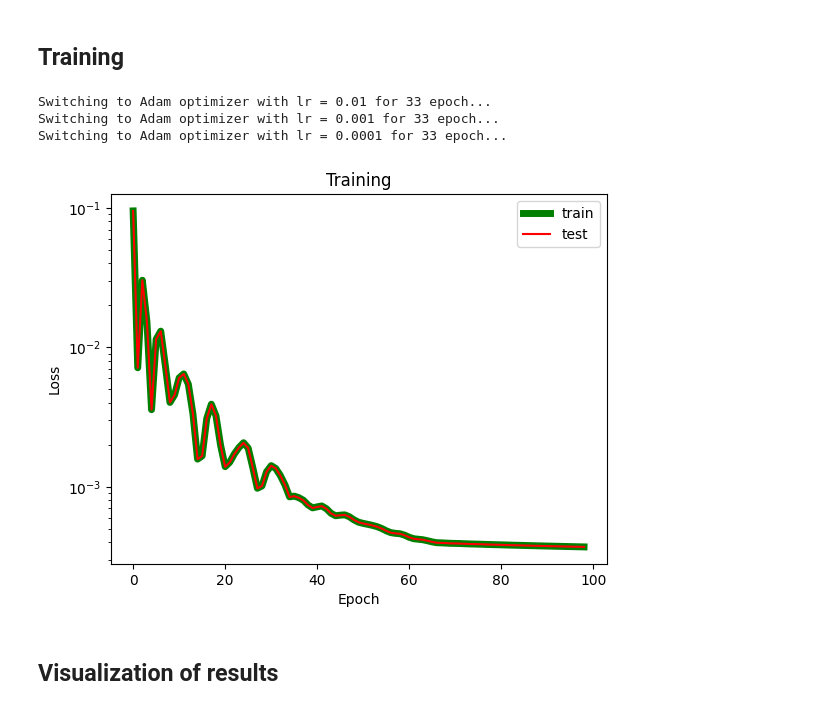
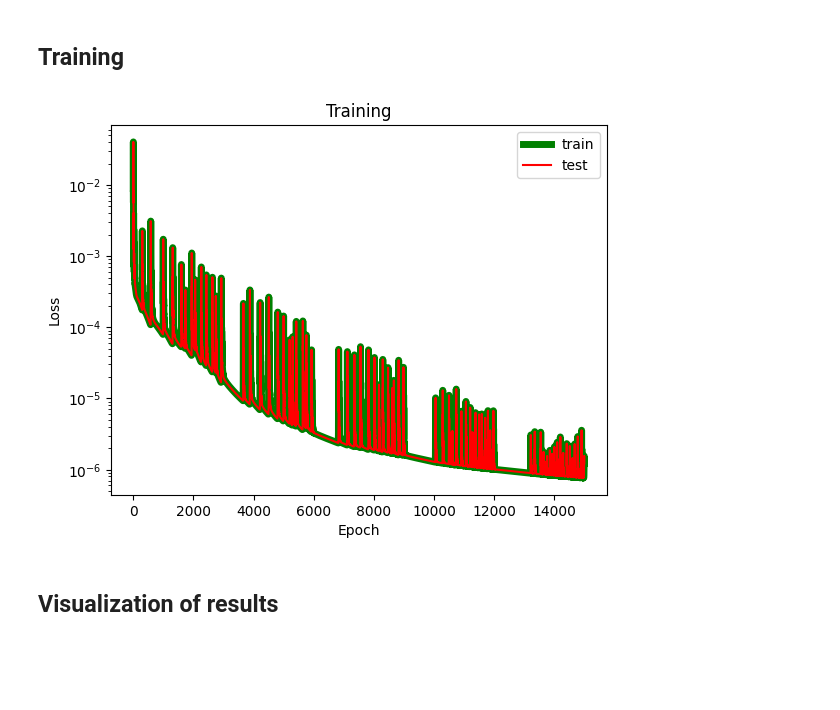
Before and after one commit to meyer-nils/numerical_examples, a Jupyter notebook: plate_hole_2d/ElliCHANGEDtorch.ipynb, the cells around one changed output. Saved outputs shown, nothing was run; the diff lists cells and outputs as text; code cells hidden in the pictures; blank space fills up the shorter version.

Commit message:
WIP scheduler with dynamic learning rate

```diff
--- a/plate_hole_2d/ElliCHANGEDtorch.ipynb
+++ b/plate_hole_2d/ElliCHANGEDtorch.ipynb
@@ -240,46 +216,74 @@ def compute_loss(net, x_collocation, y_collocation, r_collocation, x_top, y_top,
 # %% [markdown]
 ## Training
 # %%
+from torch.optim.lr_scheduler import LambdaLR, ExponentialLR, StepLR, ReduceLROnPlateau
+
 net = Net()
 train_data = []
 test_data = []
-epochs = 100
-iterations = 3
+epochs = 15000
+iterations = 5
 epochs_per_iter = int(epochs/iterations)
-LeRa = 0.1
+LeRa = 0.01
 
 
-for iteration in range(iterations):
-    LeRa = LeRa/(10**1)
-    print("Switching to Adam optimizer with lr =",LeRa,"for",epochs_per_iter,"epoch...")
-    optimizer = torch.optim.Adam(net.parameters(), LeRa)
-    for epoch in range(epochs_per_iter):
-        optimizer.zero_grad()
-        #old code
-        #loss_train = compute_loss(net, *train_plates_data.values(), rad_x)
-        #loss_test = compute_loss(net, *test_plates_data.values(), rad_x)
-        #new code
-        loss_train = compute_loss(net, *train_plates_data.values())
-        loss_test = compute_loss(net, *test_plates_data.values())
-        loss_train.backward(retain_graph=True)
-        optimizer.step()
-        with torch.autograd.no_grad():
-            train_data.append(float(loss_train.data))
-            test_data.append(float(loss_test.data))
+
+#""""
+optimizer = torch.optim.Adam(net.parameters(), LeRa)
+scheduler = StepLR(optimizer, step_size=epochs_per_iter, gamma=0.5)
+#scheduler = ExponentialLR(optimizer, gamma=0.9)
+
+
+for epoch in range(epochs):
+    optimizer.zero_grad()
+    #old code
+    #loss_train = compute_loss(net, *train_plates_data.values(), rad_x)
+    #loss_test = compute_loss(net, *test_plates_data.values(), rad_x)
+    #new code
+    loss_train = compute_loss(net, *train_plates_data.values())
+    loss_test = compute_loss(net, *test_plates_data.values())
+    loss_train.backward(retain_graph=True)
+    optimizer.step()
+    scheduler.step()
+    #print(scheduler.get_lr())
+    with torch.autograd.no_grad():
+        train_data.append(float(loss_train.data))
+        test_data.append(float(loss_test.data))
+#"""""
+
+
+
+
+
+# for iteration in range(iterations):
+#     LeRa = LeRa/(10**1)
+#     print("Switching to Adam optimizer with lr =",LeRa,"for",epochs_per_iter,"epoch...")
+#     optimizer = torch.optim.Adam(net.parameters(), LeRa)
+#     for epoch in range(epochs_per_iter):
+#         optimizer.zero_grad()
+#         #old code
+#         #loss_train = compute_loss(net, *train_plates_data.values(), rad_x)
+#         #loss_test = compute_loss(net, *test_plates_data.values(), rad_x)
+#         #new code
+#         loss_train = compute_loss(net, *train_plates_data.values())
+#         loss_test = compute_loss(net, *test_plates_data.values())
+#         loss_train.backward(retain_graph=True)
+#         optimizer.step()
+#         with torch.autograd.no_grad():
+#             train_data.append(float(loss_train.data))
+#             test_data.append(float(loss_test.data))
+
 
 plt.plot(train_data, c='g', label='train', linewidth=5.0)
 plt.plot(test_data, c='r', label='test')
 plt.yscale("log")
 plt.title("Training")
 plt.ylabel("Loss")
 plt.xlabel("Epoch")
 plt.legend()
 plt.show()
 # %% [output]
-Switching to Adam optimizer with lr = 0.01 for 33 epoch...
-Switching to Adam optimizer with lr = 0.001 for 33 epoch...
-Switching to Adam optimizer with lr = 0.0001 for 33 epoch...
-[figure, old version]
+[figure, new version]
 # %% [markdown]
 ## Visualization of results
 # %%
```
Also changed, not shown: parts of 3 cells of this notebook.
